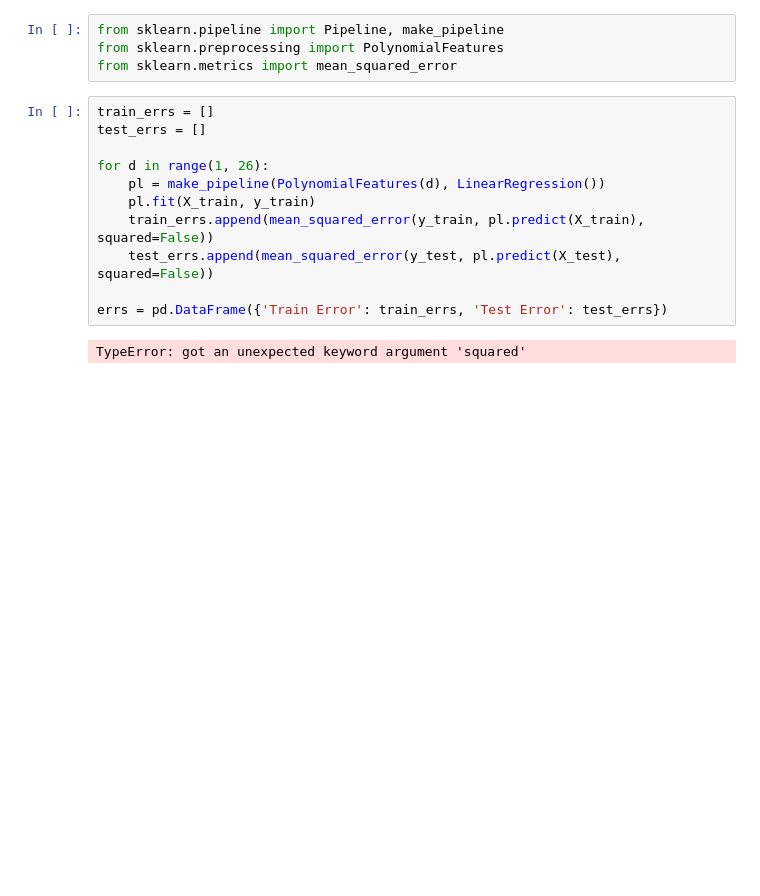
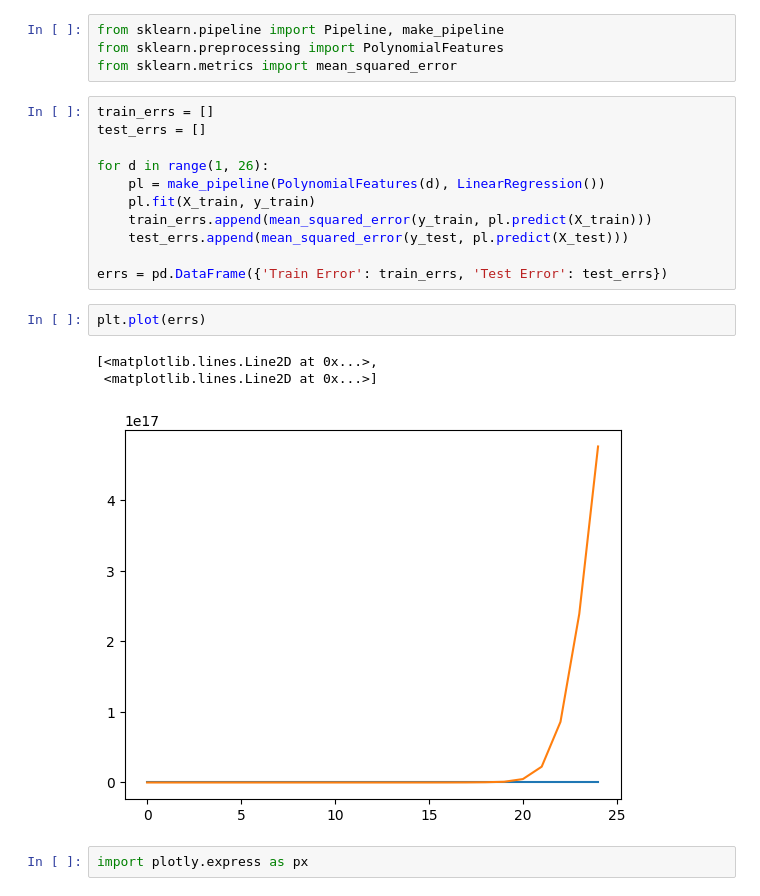
Before and after one commit to SriSupratikTalari/internship-project, a Jupyter notebook: Aave.ipynb, the cells around one changed output. Cells and saved outputs as stored; diff of their text form; blank space fills up the shorter version.

```diff
--- a/Aave.ipynb
+++ b/Aave.ipynb
@@ -123,9 +123,15 @@ test_errs = []
 for d in range(1, 26):
     pl = make_pipeline(PolynomialFeatures(d), LinearRegression())
     pl.fit(X_train, y_train)
-    train_errs.append(mean_squared_error(y_train, pl.predict(X_train), squared=False))
-    test_errs.append(mean_squared_error(y_test, pl.predict(X_test), squared=False))
+    train_errs.append(mean_squared_error(y_train, pl.predict(X_train)))
+    test_errs.append(mean_squared_error(y_test, pl.predict(X_test)))
 
 errs = pd.DataFrame({'Train Error': train_errs, 'Test Error': test_errs})
-# %% [output]
-TypeError: got an unexpected keyword argument 'squared'
+# %%
+plt.plot(errs)
+# %% [output]
+[<matplotlib.lines.Line2D at 0x...>,
+ <matplotlib.lines.Line2D at 0x...>]
+[figure, added]
+# %%
+import plotly.express as px
```
Also changed, not shown: parts of 1 cell of this notebook.
